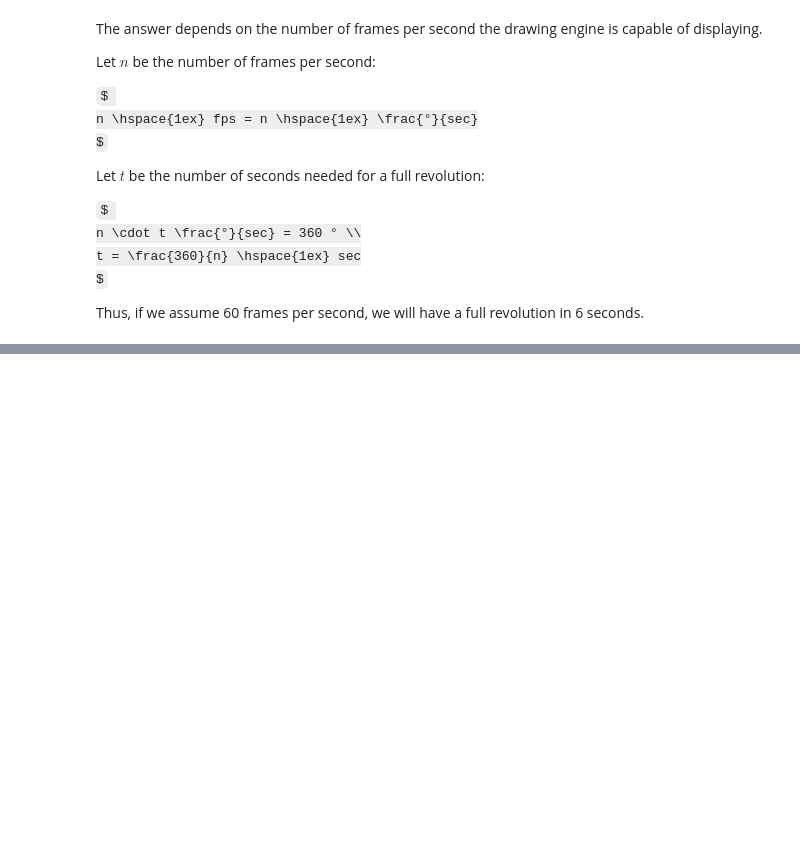
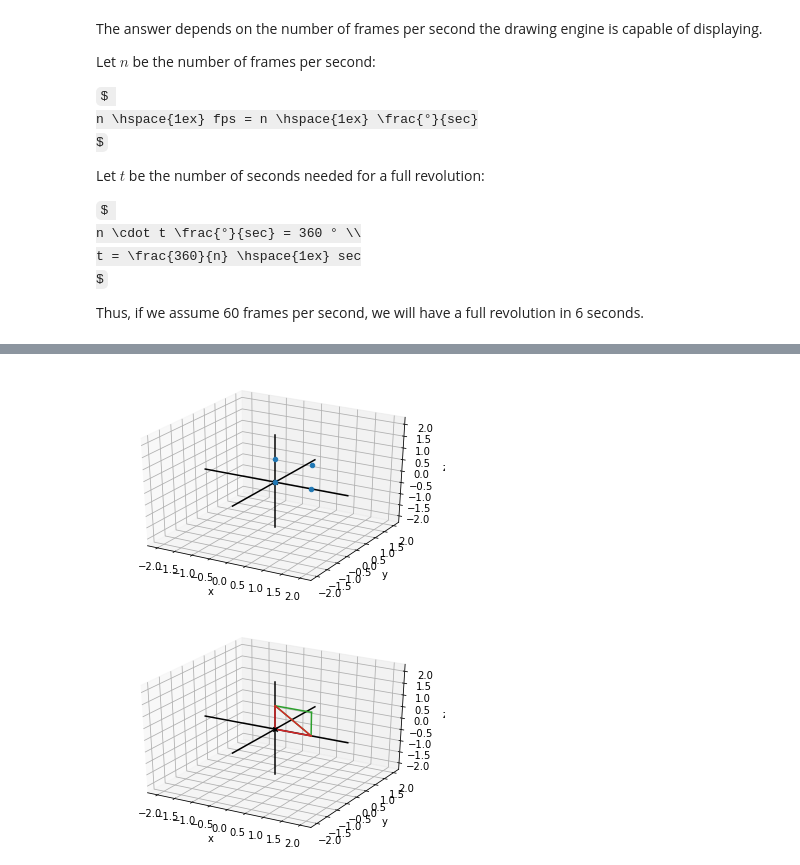
Before and after one commit to sergiofgonzalez/math-workbench, a Jupyter notebook: 03-transformations/e00-setting-up-shop-exercises/setting-up-shop-exercises-notebook.ipynb, the cells around one changed output, grey strips where cells are left out. Saved outputs shown, nothing was run; the diff lists cells and outputs as text; code cells hidden in the pictures; some formulas as TeX source; blank space fills up the shorter version.

```diff
--- a/03-transformations/e00-setting-up-shop-exercises/setting-up-shop-exercises-notebook.ipynb
+++ b/03-transformations/e00-setting-up-shop-exercises/setting-up-shop-exercises-notebook.ipynb
@@ -81,0 +84,26 @@ Then, enhance the function so that it can load the teapot from `teapot.off` and
+# %%
+from draw3d import draw3d, Points3D, Segment3D, blue, red, green
+
+def quadrilateral_to_triangles(quadrilateral_vertices):
+    p0, p1, p2, p3 = quadrilateral_vertices
+    return [(p0, p2, p1), (p0, p3, p2)]
+
+# let's test it
+square = [(0, 0, 1), (1, 0, 1), (1, 0, 0), (0, 0, 0)]
+draw3d(
+    Points3D(*square, color = blue)
+)
+
+triangle1, triangle2 = quadrilateral_to_triangles(square)
+draw3d(
+    Segment3D(triangle1[0], triangle1[1], color=green),
+    Segment3D(triangle1[1], triangle1[2], color=green),
+    Segment3D(triangle1[2], triangle1[0], color=green),
+
+    Segment3D(triangle2[0], triangle2[1], color=red),
+    Segment3D(triangle2[1], triangle2[2], color=red),
+    Segment3D(triangle2[2], triangle2[0], color=red),
+    )
+# %% [output]
+[figure, added]
+[figure, added]
```
Also changed, not shown: parts of 5 cells of this notebook, 23 other files.
